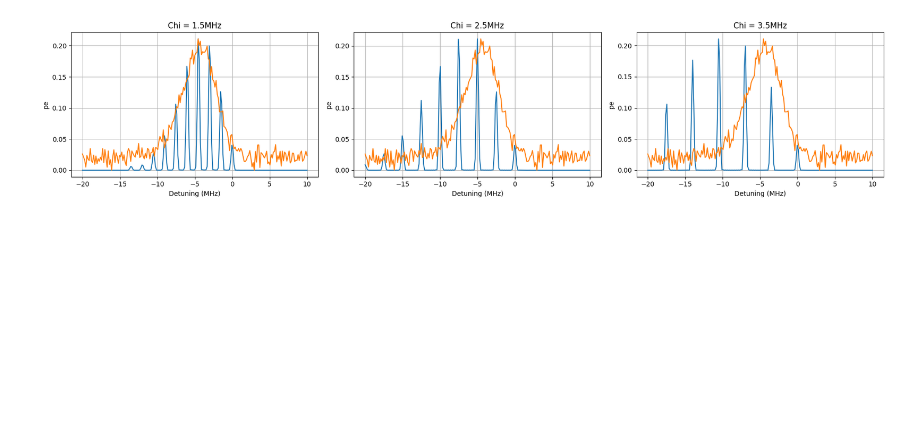
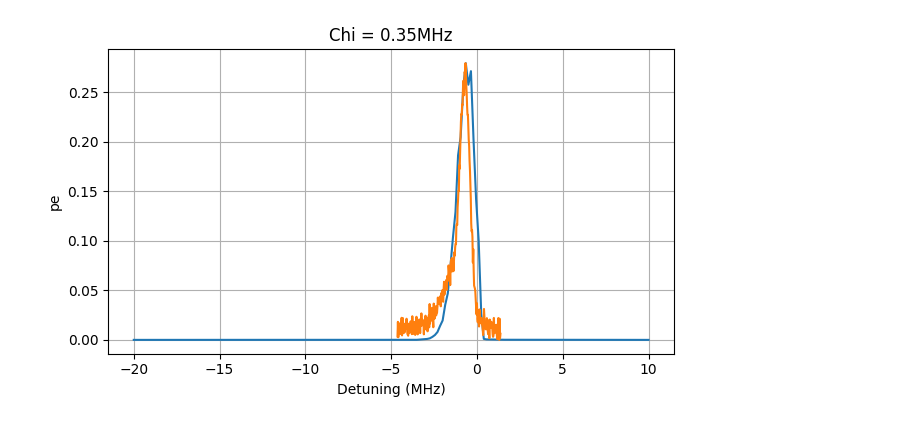
Before and after one commit to spinoandraptos/victoria, a Jupyter notebook: scripts/plot/number_splitting_sim.ipynb, the cells around one changed output. Cells and saved outputs as stored; diff of their text form; code cells hidden in the pictures; blank space fills up the shorter version.

```diff
--- a/scripts/plot/number_splitting_sim.ipynb
+++ b/scripts/plot/number_splitting_sim.ipynb
@@ -321,12 +414,12 @@ def number_split_sim(cdim, chi, alpha, freq_detune):
 # %%
 # chi_list = np.linspace(2.5, 3, 1)*1e-3
 
-chi_list = np.array([1.5, 2.5, 3.5])*1e-3
-alpha = 1.78
+chi_list = np.array([0.35])*1e-3
+alpha = 1.44
 cdim = 10
 freq_detune = np.linspace(-20,10, 201) * 1e-3# in GHz
 
-full_path = r"D:\Users\candace\number_splitting\15-23-27_NumberSplittinghdf5_Processed_NumberSplitting.npz"
+full_path = 'C:\\Users\\qcrew\\Desktop\\Juncheng\\victoria\\data\\2026-06-05\\17-21-01_NumberSplitting.hdf5_Processed_NumberSplitting.npz'
 data = np.load(full_path)
 
 amp = data['amp']
@@ -353,32 +446,32 @@ fig, axes = plt.subplots(
     nrows=nrows,
     ncols=ncols,
     figsize=(6*ncols, 4*nrows),
     squeeze=False
 )
 
 axes = axes.flatten()
 i=0
 for chi in chi_list:
     try:
         sim_result = number_split_sim(cdim, chi, alpha, freq_detune)
         sim_peak = np.max(sim_result)
         sim_min = np.min(sim_result)
         mag_1_scaled = (mag_1 - meas_min) / (meas_peak - meas_min) * (sim_peak - sim_min) + sim_min
         ax = axes[i]
         i+=1
         ax.plot(freq_detune * 1e3, sim_result)
-        ax.plot((qubit_frequency+50e6)/1e6, mag_1_scaled)
+        ax.plot((qubit_frequency-(167e6-370e3))/1e6, mag_1_scaled)
         ax.set_title(f"Chi = {chi/1e-3}MHz")
         ax.set_ylabel("pe")
         ax.set_xlabel("Detuning (MHz)")
         ax.grid(True)
     except:
         print(f"Invalid result from {chi/1e-3}MHz")
 
 for j in range(nplots, len(axes)):
     fig.delaxes(axes[j])
 
 plt.tight_layout()
 plt.show()
 # %% [output]
-[figure, old version]
+[figure, new version]
```
Also changed, not shown: parts of 6 cells of this notebook, 46 other files.
